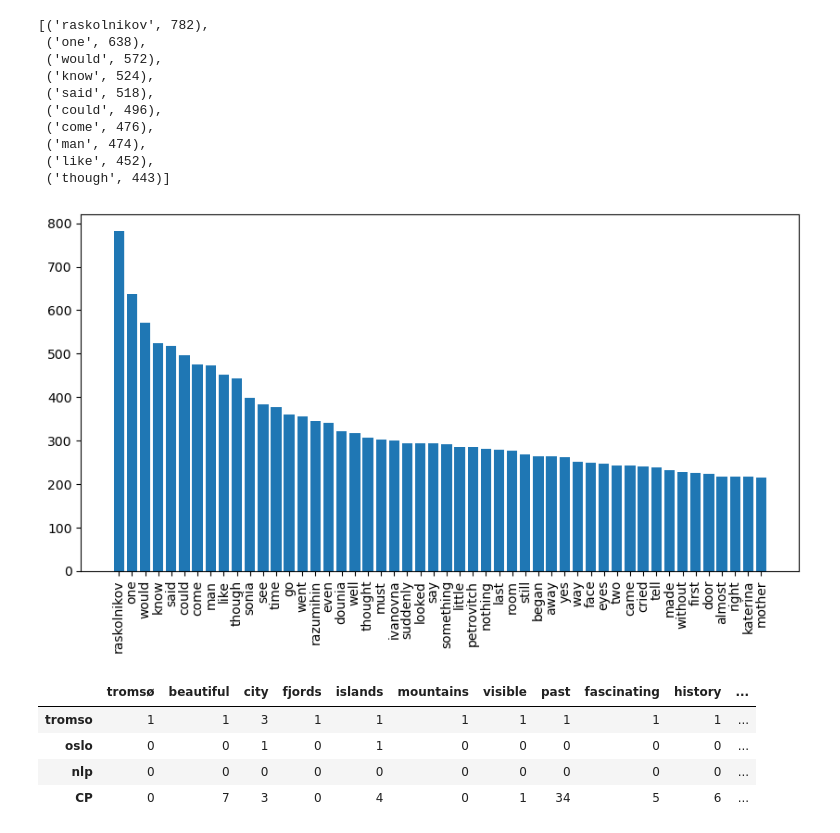
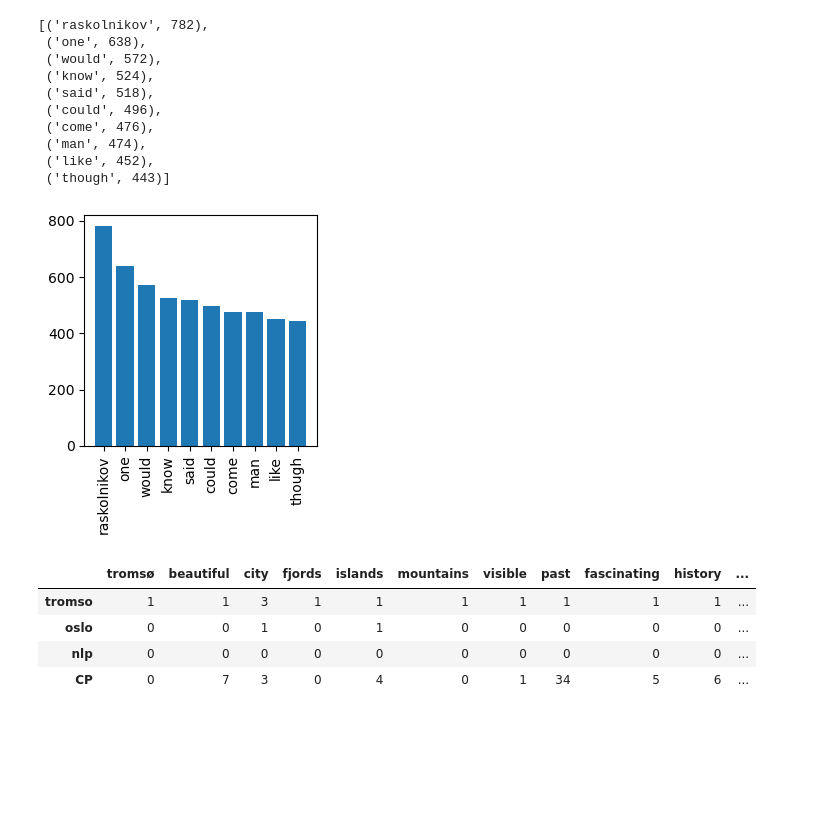
Before and after one commit to jlang62/machine-learning-exercises, a Jupyter notebook: nlp_assignment/task1.ipynb, the cells around one changed output. Saved outputs shown, nothing was run; the diff lists cells and outputs as text; code cells hidden in the pictures; blank space fills up the shorter version.

```diff
--- a/nlp_assignment/task1.ipynb
+++ b/nlp_assignment/task1.ipynb
@@ -136,12 +154,12 @@ bow_corpus.most_common(10)
  ('though', 443)]
 # %%
 # plot bag of words most common words
-plt.figure(figsize=(10,5))
-plt.bar(*zip(*bow_corpus.most_common(50)))
+plt.figure(figsize=(3,3))
+plt.bar(*zip(*bow_corpus.most_common(10)))
 plt.xticks(rotation=90)
 plt.show()
 # %% [output]
-[figure, old version]
+[figure, new version]
 # %%
 # using own functions to generate bag of words
 
```
Also changed, not shown: parts of 2 cells of this notebook, 1 other file.
